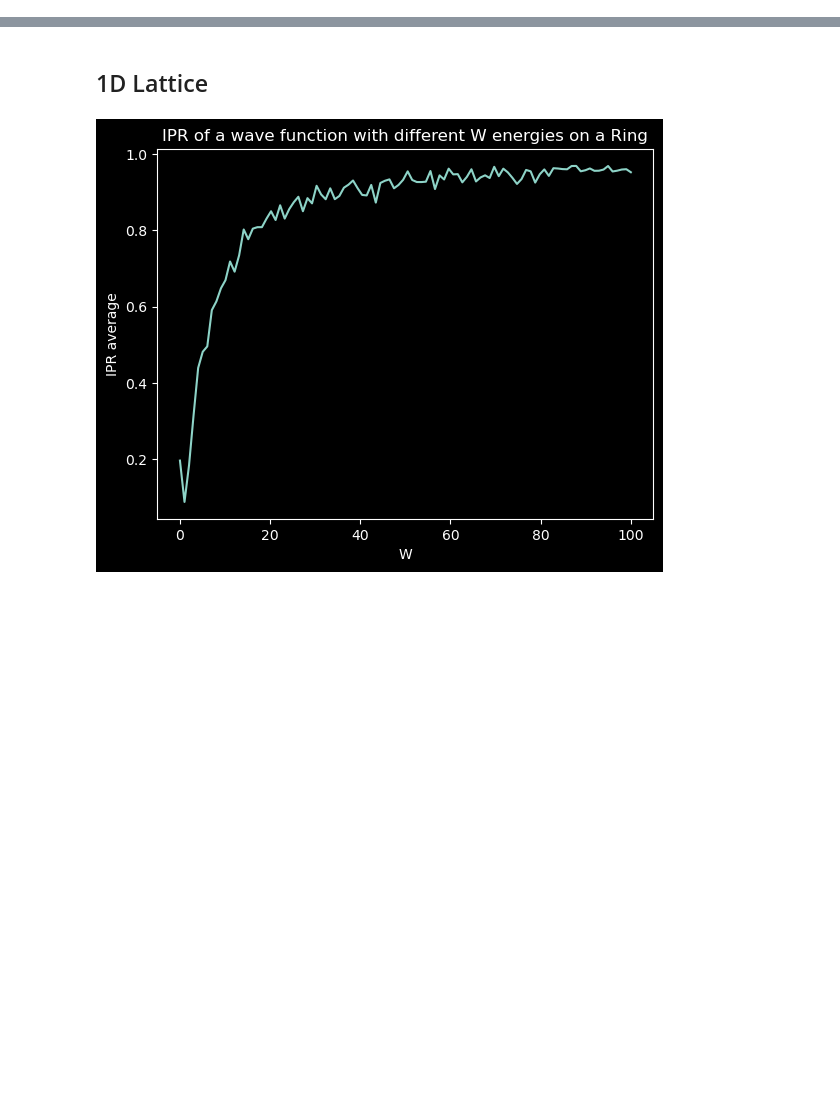
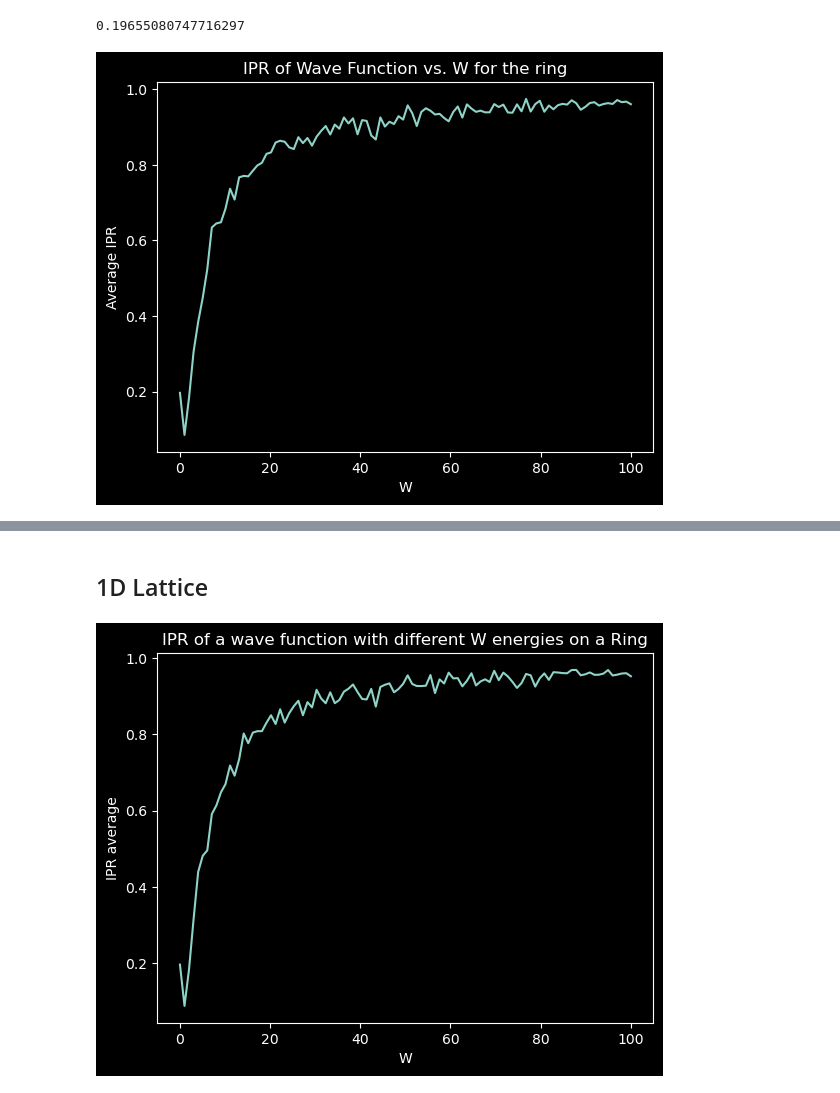
Before and after one commit to ravikoka/qgraph, a Jupyter notebook: plot_ipr.ipynb, the cells around one changed output, grey strips where cells are left out. Drawn from its saved outputs; the diff is of its cells as text; code cells hidden in the pictures; blank space fills up the shorter version.

```diff
--- a/plot_ipr.ipynb
+++ b/plot_ipr.ipynb
@@ -13,0 +30,5 @@ plt.style.use('dark_background')
+# %%
+plot_ipr_vs_W(graph=ring, time=100, t_hop=1, W_max=100, num_trials=100, graph_name='ring')
+# %% [output]
+0.19655080747716297
+[figure, added]
```
Also changed, not shown: parts of 7 cells of this notebook, 4 other files.
